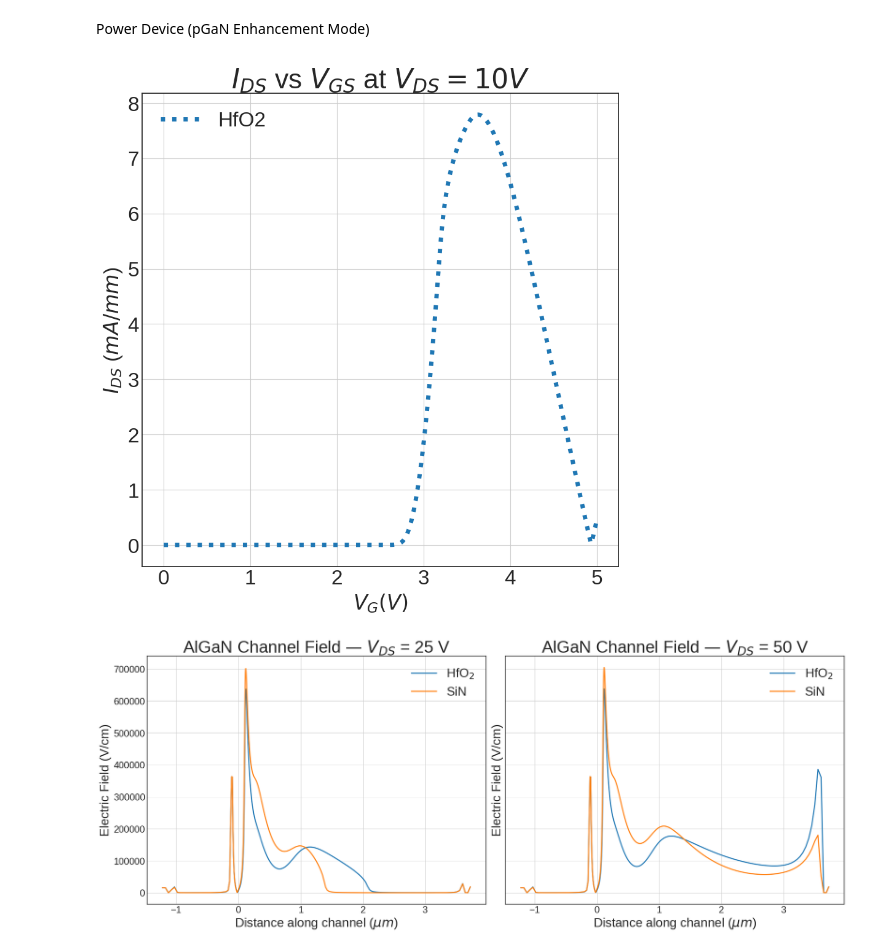
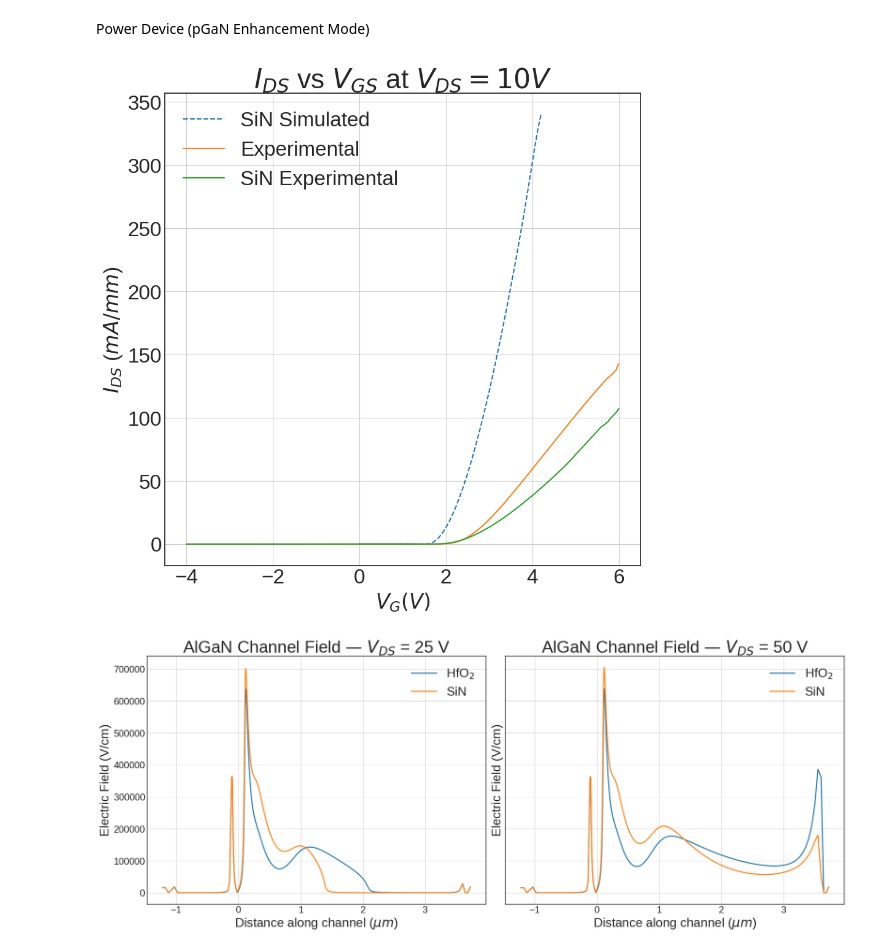
Before and after one commit to IanStafford/banjo-wombat, a Jupyter notebook: highK/figures.ipynb, the cells around one changed output. Saved outputs shown, nothing was run; the diff lists cells and outputs as text; code cells hidden in the pictures.

Commit message:
Got the power device figured out... Mostly

```diff
--- a/highK/figures.ipynb
+++ b/highK/figures.ipynb
@@ -105,27 +105,27 @@ plt.show()
 # %% [markdown]
 Power Device (pGaN Enhancement Mode)
 # %%
-powerDev_Vgs, powerDev_Ids = flooxsRead("/home/staffian/banjo-wombat/highK/figures/null.csv")
+#powerDev_Vgs, powerDev_Ids = flooxsRead("/home/staffian/banjo-wombat/highK/figures/poweriV.csv")
 SiN_powerDev_Vgs, SiN_powerDev_Ids = flooxsRead("/home/staffian/banjo-wombat/highK/figures/SiNpowerIV.csv")
-exp_powerDev_Vgs, exp_powerDev_Ids = flooxsRead("/home/staffian/banjo-wombat/highK/figures/powerDeviceHF02_Experimental.csv")
-exp_SiN_powerDev_Vgs, exp_SiN_powerDev_Ids = flooxsRead("/home/staffian/banjo-wombat/highK/figures/powerDeviceSiN_Experimental.csv")
+exp_powerDev_Vgs, exp_powerDev_Ids = flooxsRead("/home/staffian/banjo-wombat/highK/figures/powerDeviceHF02_Experimental_retest.csv")
+exp_SiN_powerDev_Vgs, exp_SiN_powerDev_Ids = flooxsRead("/home/staffian/banjo-wombat/highK/figures/powerDeviceSiN_Experimental_retest.csv")
 plt.figure(figsize=[10,10]);
 
-#plt.plot(SiN_powerDev_Vgs, 0.5*SiN_powerDev_Ids, label="SiN");
-plt.plot(powerDev_Vgs, 0.5*powerDev_Ids, linewidth='5', linestyle='dotted', label="Power Device with HFO2");
-#plt.plot(exp_powerDev_Vgs, 1000*exp_powerDev_Ids, label="Experimental");
-#plt.plot(exp_SiN_powerDev_Vgs, 1000*exp_SiN_powerDev_Ids, label="SiN Experimental");
-plt.title("$I_{DS}$ vs $V_{GS}$ at $V_{DS}=1V$", fontsize=32);
+plt.plot(SiN_powerDev_Vgs, 0.2*SiN_powerDev_Ids, label="SiN Simulated", linestyle='dashed');
+#plt.plot(powerDev_Vgs, 0.5*powerDev_Ids, linewidth='5', linestyle='dotted', label="Power Device with HFO2");
+plt.plot(exp_powerDev_Vgs, 1000*exp_powerDev_Ids, label="Experimental HFO2");
+plt.plot(exp_SiN_powerDev_Vgs, 1000*exp_SiN_powerDev_Ids, label="SiN Experimental");
+plt.title("$I_{DS}$ vs $V_{GS}$ at $V_{DS}=10V$", fontsize=32);
 plt.xlabel("$V_{G} (V)$", fontsize=24);
 plt.ylabel("$I_{DS}$ (${mA}/{mm}$)", fontsize=24);
 plt.xticks(fontsize = 24)
 plt.yticks(fontsize = 24)
 plt.grid(True);
 plt.legend(fontsize=24);
 #plt.savefig("Vt.png", dpi=300, bbox_inches='tight')
 plt.show()
 # %% [output]
-[figure, old version]
+[figure, new version]
 # %%
 import re
 
```
Also changed, not shown: parts of 2 cells of this notebook, 19 other files.
